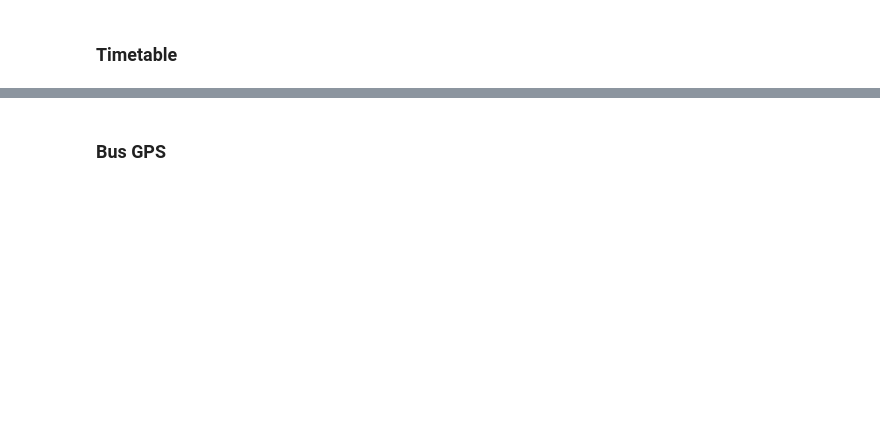
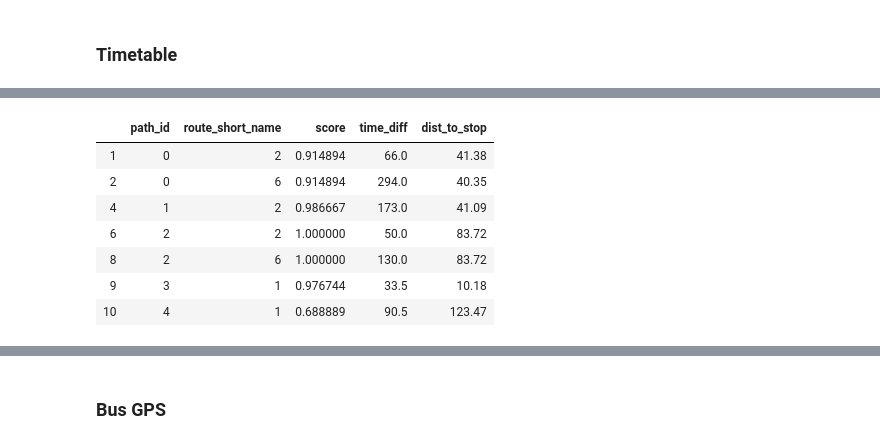
Before and after one commit to timur26/transportation-mode-detection-from-GPS-data, a Jupyter notebook: fribourg.ipynb, the cells around one changed output, grey strips where cells are left out. Cells and saved outputs as stored; diff of their text form; code cells hidden in the pictures; blank space fills up the shorter version.

```diff
--- a/fribourg.ipynb
+++ b/fribourg.ipynb
@@ -178,10 +224,11 @@ edge_df = points_to_edges(user_gps_df)
 # %% [markdown]
 ## Split walk/non-walk segments
 # %%
-def generate_segment_ids(df, distance_thershold=50, duration_threshold=60):
-    # define walk edges as ones where speed is below threshold
+def generate_segment_ids(df, distance_thershold=100, duration_threshold=60):
+    # define walk edges as ones where below criteria is met
     df['is_walk'] = False
     df.loc[(df.meters_per_s<2.79)&(df.speed_s<2.79)&(df.speed_f<2.79), 'is_walk'] = True
+    df.loc[(df.meters_per_s<0.5)&(df.duration>=70), 'is_walk'] = True
 
     # obtain certain walk and non walk segments
     walk_segments, non_walk_segments = get_segments(df, distance_thershold, duration_threshold)
@@ -508,12 +524,15 @@ travel_day = datetime(2019,3,26)
 fribourg_sbb['arrival_timestamp'] = fribourg_sbb['arrival_time'].apply(lambda x: timezone.localize(travel_day + timedelta(hours=int(x[:2]), minutes=int(x[3:5]), seconds=int(x[6:]))).timestamp())
 fribourg_sbb['departure_timestamp'] = fribourg_sbb['departure_time'].apply(lambda x: timezone.localize(travel_day + timedelta(hours=int(x[:2]), minutes=int(x[3:5]), seconds=int(x[6:]))).timestamp())
 # %%
-def check_direction(trip_id, source_stop_ID, min_start_dist, seg_start_id, seg_end_id, route_name, trips):
+def check_direction(trip_id, source_stop_ID, min_start_dist, seg_start_id, seg_end_id, route_name, trips, user_df):
 
+    # get trip information
     trip = trips[trips.trip_id==trip_id].copy()
 
-    segment_end_coords = user_gps_df.loc[seg_end_id][['latitude', 'longitude']].values
+    # get coordinates for end of segment
+    segment_end_coords = user_df.loc[seg_end_id][['latitude', 'longitude']].values
 
+    # get the trip stop that is nearest to the segment end
     dist2end = []
 
     for stop in trip.itertuples():
@@ -527,6 +546,7 @@ def check_direction(trip_id, source_stop_ID, min_start_dist, seg_start_id, seg_e
     start = [trip_id, source_stop_ID, seg_start_id, min_start_dist, True]
     end = [trip_id, destination_stop_ID, seg_end_id, min_end_dist, False]
 
+    # if the stop closest to end is a later stop than the one closest to start, return start and end data
     if destination_stop_ID > source_stop_ID:
         return [start, end]
     else:
@@ -537,22 +575,25 @@ def gen_candidates(scores_df, user_df, transport_df, lat=True, lon=True):
 
     for tup in scores_df.itertuples():
 
-        start_time = user_df.loc[tup[4]].timestamp_unix
+        # get time of segment start
+        start_time = user_df.loc[tup[3]].timestamp_unix
 
-        # filter to trips that could be up to 15 minutes late or up to 5 minutes early
+        # get trip ids that could be up to 15 minutes late or up to 5 minutes early
         trip_ids = transport_df[(transport_df.departure_timestamp>start_time-900)
                                 &(transport_df.departure_timestamp<start_time+300)].trip_id.unique()
 
-        line_trips = transport_df[(transport_df.route_short_name==tup[6])&(transport_df.trip_id.isin(trip_ids))].copy()
+        # get trip information for those trips that are associated to the line of interest
+        line_trips = transport_df[(transport_df.route_short_name==tup[5])&(transport_df.trip_id.isin(trip_ids))].copy()
 
+        # identify each line's stop closest to the segment start
         if lat and lon:
-            start_loc = user_df.loc[tup[4]][['latitude', 'longitude']].values
+            start_loc = user_df.loc[tup[3]][['latitude', 'longitude']].values
             distances = [calc_dist(start_loc[0], start_loc[1], x[14], x[15]) for x in line_trips.itertuples()]
         elif lat:
-            start_loc = user_df.loc[tup[4]][['latitude']].values
+            start_loc = user_df.loc[tup[3]][['latitude']].values
             distances = [calc_dist(start_loc[0], x[15], x[14], x[15]) for x in line_trips.itertuples()]
         elif lon:
-            start_loc = user_df.loc[tup[4]][['longitude']].values
+            start_loc = user_df.loc[tup[3]][['longitude']].values
             distances = [calc_dist(x[14], start_loc[0], x[14], x[15]) for x in line_trips.itertuples()]
         else:
             raise ValueError('Need to use at least one of latitude/longitude')
@@ -570,15 +611,17 @@ def gen_candidates(scores_df, user_df, transport_df, lat=True, lon=True):
 
         candidate_line_trips = candidate_line_trips[['trip_id', 'stop_sequence', 'dist2start']].values
 
-        direction = [check_direction(x[0], x[1], x[2], tup[4], tup[5], tup[6], line_trips) for x in candidate_line_trips]
+        # check that the line's trip is heading in right direction
+        direction = [check_direction(x[0], x[1], x[2], tup[3], tup[4], tup[5], line_trips, user_df) for x in candidate_line_trips]
 
         candidate_line_trips = [x for a in direction if a !=None for x in a]
         candidate_line_trips = [np.append(x, tup[1]) for x in candidate_line_trips]
 
         candidates = candidates + candidate_line_trips
 
+    # add gtfs data
     candidates_df = pd.DataFrame(candidates, columns=['trip_id', 'stop_sequence', 'gps_id', 'dist_to_stop', 'is_start', 'path_id'])
-    candidates_df = candidates_df.astype(dtype={'stop_sequence': int, 'dist_to_stop': float})
+    candidates_df = candidates_df.astype(dtype={'stop_sequence': int, 'dist_to_stop': float, 'path_id': int})
     candidates_df = pd.merge(fribourg_sbb, candidates_df, on=['trip_id', 'stop_sequence'])
     candidates_df = candidates_df.sort_values(['path_id', 'trip_id', 'arrival_timestamp', 'stop_sequence'])
     candidates_df = candidates_df.reset_index(drop=True)
@@ -862,0 +848,13 @@ top_candidates_lon_df
+# %%
+top_lat = pd.merge(top_candidates_lat_df, overlap_lat_scores_df, on=['path_id', 'route_short_name'])
+top_lat['line_rank'] = top_lat.groupby('path_id')['score'].rank('dense', ascending=False)
+top_lat[top_lat.line_rank==1][['path_id', 'route_short_name', 'score', 'time_diff', 'dist_to_stop']]
+# %% [output]
+|  | path_id | route_short_name | score | time_diff | dist_to_stop |
+| 1 | 0 | 2 | 0.914894 | 66.0 | 41.38 |
+| 2 | 0 | 6 | 0.914894 | 294.0 | 40.35 |
+| 4 | 1 | 2 | 0.986667 | 173.0 | 41.09 |
+| 6 | 2 | 2 | 1.000000 | 50.0 | 83.72 |
+| 8 | 2 | 6 | 1.000000 | 130.0 | 83.72 |
+| 9 | 3 | 1 | 0.976744 | 33.5 | 10.18 |
+| 10 | 4 | 1 | 0.688889 | 90.5 | 123.47 |
```
Also changed, not shown: parts of 81 cells of this notebook.
